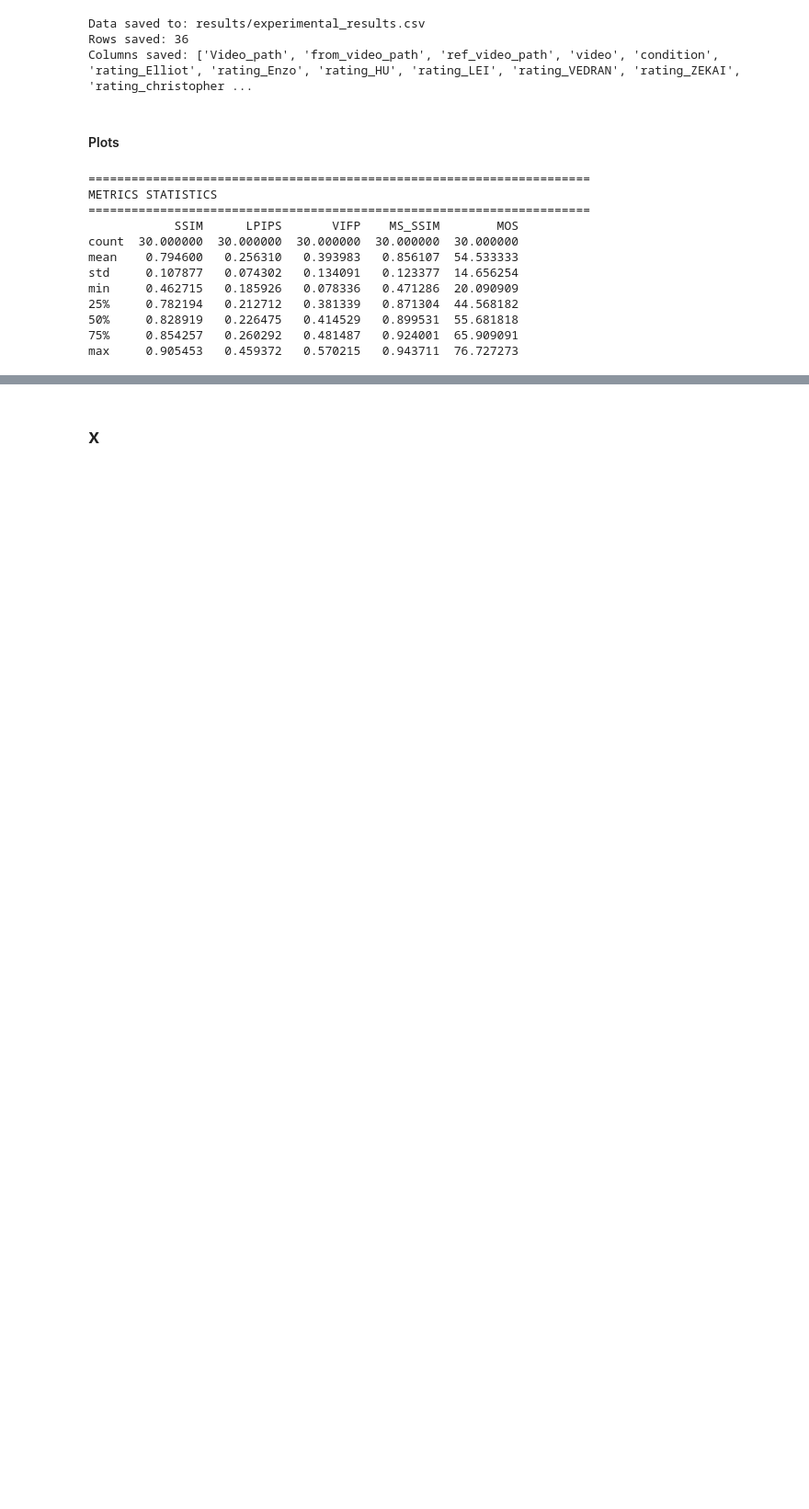
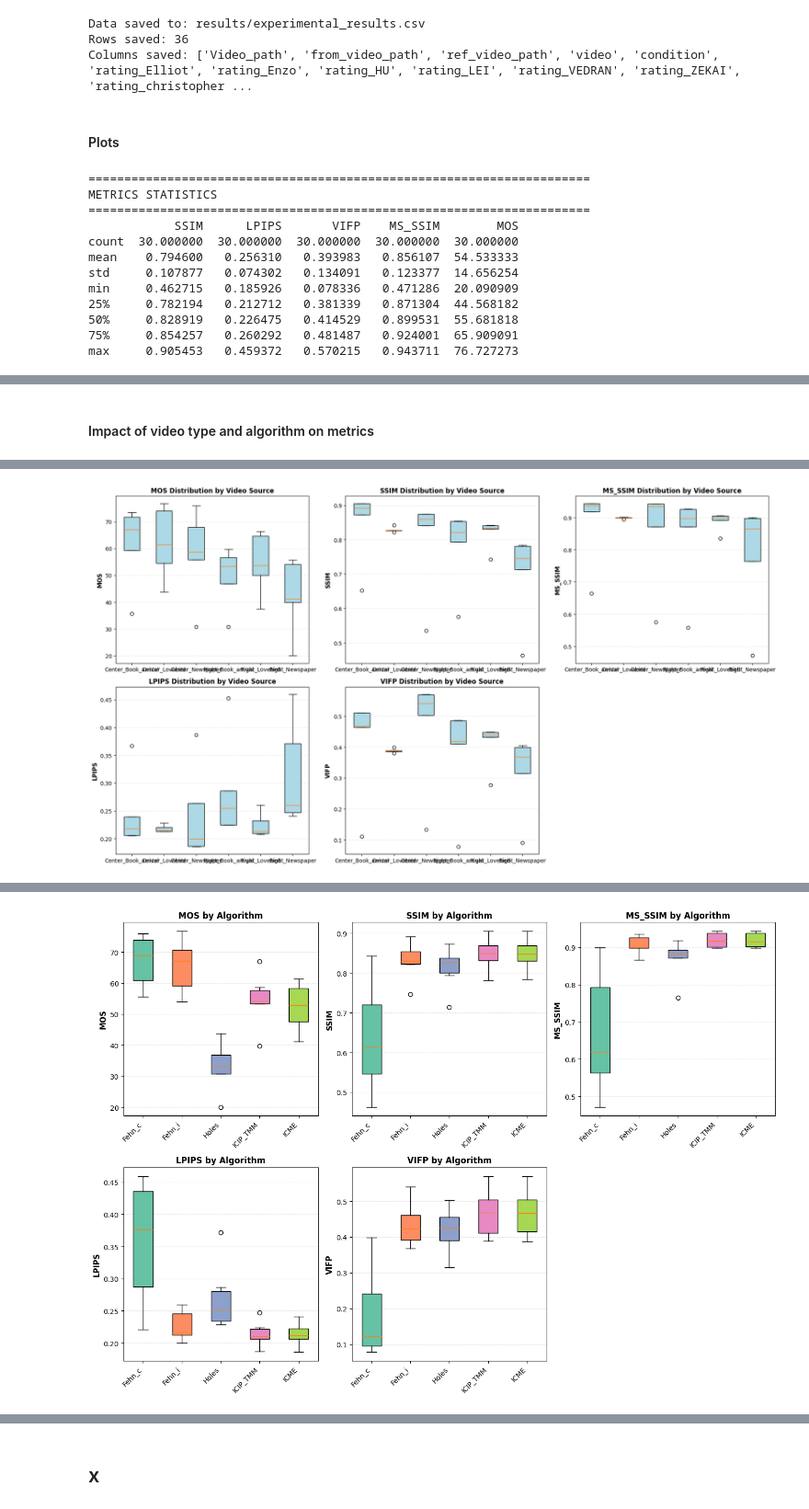
Before and after one commit to marrryzebwjq/Quality-of-Experience, a Jupyter notebook: samviq_analysis.ipynb, the cells around one changed output, grey strips where cells are left out. Shown at 92% size. Drawn from its saved outputs; the diff is of its cells as text; code cells hidden in the pictures; blank space fills up the shorter version.

```diff
--- a/samviq_analysis.ipynb
+++ b/samviq_analysis.ipynb
@@ -1001,0 +1268,75 @@ max     0.905453   0.459372   0.570215   0.943711  76.727273
+# %% [markdown]
+#### Impact of video type and algorithm on metrics
+# %%
+### 6. Content Impact Analysis: Metrics by Video Type
+print("CONTENT IMPACT")
+
+for video in sorted(df_metrics['video'].unique()):
+    subset = df_metrics[df_metrics['video'] == video]
+    print(f"\n{video}:")
+    print(f"  Samples: {len(subset)}")
+    print(f"  MOS: {subset['MOS'].mean():.3f} ± {subset['MOS'].std():.3f}")
+    print(f"  SSIM: {subset['SSIM'].mean():.3f} ± {subset['SSIM'].std():.3f}")
+    print(f"  MS-SSIM: {subset['MS_SSIM'].mean():.3f} ± {subset['MS_SSIM'].std():.3f}")
+    print(f"  LPIPS: {subset['LPIPS'].mean():.3f} ± {subset['LPIPS'].std():.3f}")
+    print(f"  VIFP: {subset['VIFP'].mean():.3f} ± {subset['VIFP'].std():.3f}")
+
+# Visualization: Metrics by video type
+fig, axes = plt.subplots(2, 3, figsize=(18, 10))
+
+metrics_to_plot = ['MOS', 'SSIM', 'MS_SSIM', 'LPIPS', 'VIFP']
+for idx, metric in enumerate(metrics_to_plot):
+    ax = axes[idx // 3, idx % 3]
+
+    videos = sorted(df_metrics['video'].unique())
+    data_by_video = [df_metrics[df_metrics['video'] == vid][metric].values for vid in videos]
+
+    bp = ax.boxplot(data_by_video, labels=videos, patch_artist=True)
+    for patch in bp['boxes']:
+        patch.set_facecolor('lightblue')
+
+    ax.set_ylabel(metric, fontsize=11, fontweight='bold')
+    ax.set_title(f'{metric} Distribution by Video Source', fontsize=12, fontweight='bold')
+    ax.grid(axis='y', alpha=0.3, linestyle='--')
+axes[1, 2].axis('off')
+plt.tight_layout()
+plt.show()
+
+# Algorithm impact
+print("\n" + "="*70)
+print("ALGORITHM IMPACT")
+print("="*70)
+
+algo_comparison = df_metrics.groupby('condition')[['MOS', 'SSIM', 'MS_SSIM', 'LPIPS', 'VIFP']].agg(['mean', 'std'])
+print("\nMetric means and std by Algorithm:")
+print(algo_comparison.round(4))
+
+# Visualization: Metrics by algorithm
+fig, axes = plt.subplots(2, 3, figsize=(14, 10))
+
+metrics_to_plot = ['MOS', 'SSIM', 'MS_SSIM', 'LPIPS', 'VIFP']
+colors = sns.color_palette("Set2", len(df_metrics['condition'].unique()))
+
+for idx, metric in enumerate(metrics_to_plot):
+    ax = axes[idx // 3, idx % 3]
+
+    algos = sorted(df_metrics['condition'].unique())
+    data_by_algo = [df_metrics[df_metrics['condition'] == algo][metric].values for algo in algos]
+
+    bp = ax.boxplot(data_by_algo, labels=algos, patch_artist=True)
+    for patch, color in zip(bp['boxes'], colors):
+        patch.set_facecolor(color)
+
+    ax.set_ylabel(metric, fontsize=11, fontweight='bold')
+    ax.set_title(f'{metric} by Algorithm', fontsize=12, fontweight='bold')
+    ax.set_xticklabels(algos, rotation=45, ha='right')
+    ax.grid(axis='y', alpha=0.3, linestyle='--')
+axes[1, 2].axis('off')
+plt.tight_layout()
+plt.show()
+
+print("\nAlgorithm ranking by MOS (subjective quality):")
+for algo in sorted(df_metrics.groupby('condition')['MOS'].mean().sort_values(ascending=False).index, key=lambda x: df_metrics[df_metrics['condition'] == x]['MOS'].mean(), reverse=True):
+    mean_mos = df_metrics[df_metrics['condition'] == algo]['MOS'].mean()
+    print(f"  {algo:15} → {mean_mos:.3f}")
+# %% [output]
@@ -1001,0 +1360 @@ max     0.905453   0.459372   0.570215   0.943711  76.727273
+[figure, added]
@@ -1001,0 +1378 @@ max     0.905453   0.459372   0.570215   0.943711  76.727273
+[figure, added]
```
Also changed, not shown: parts of 11 cells of this notebook.
